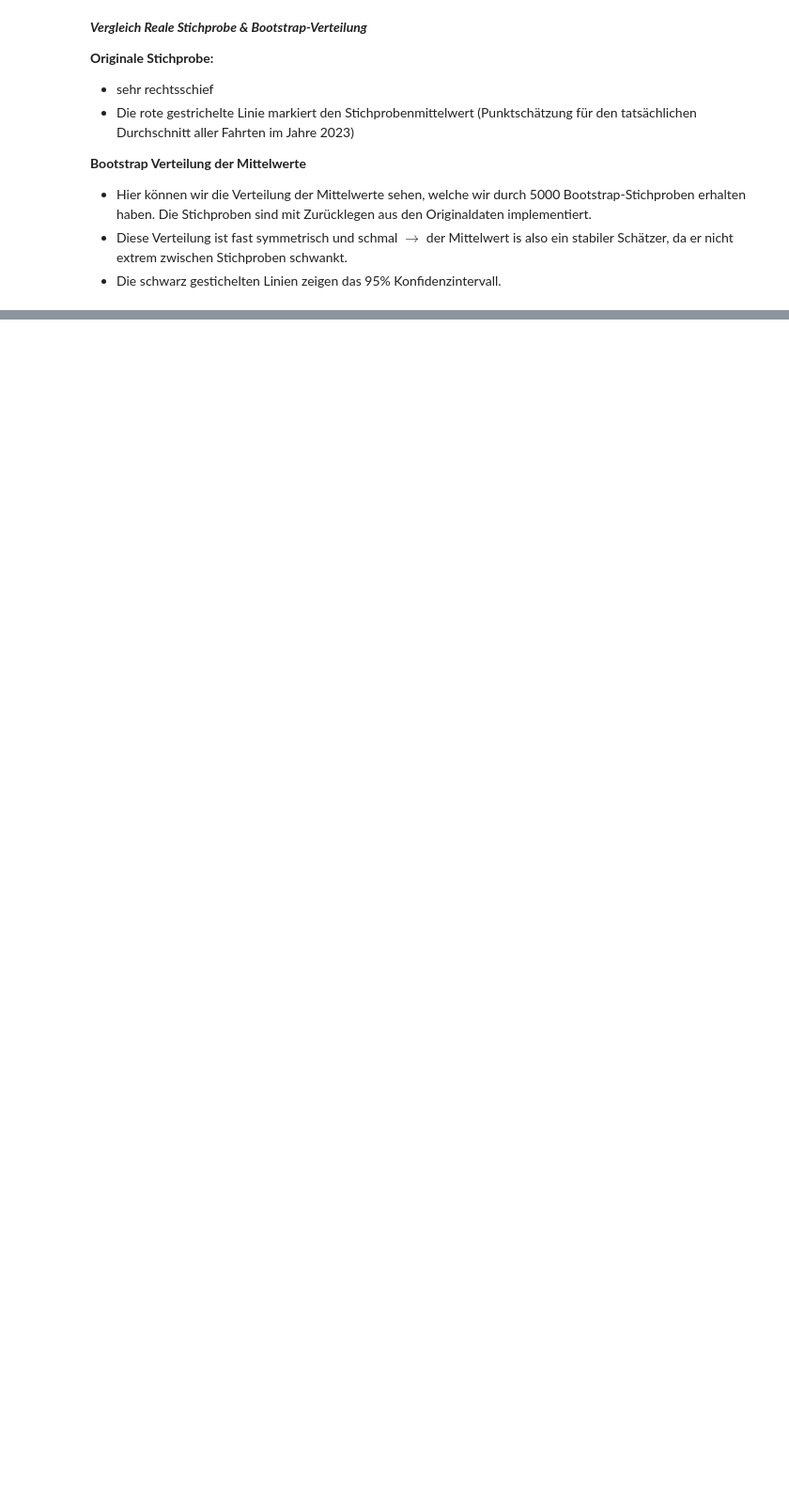
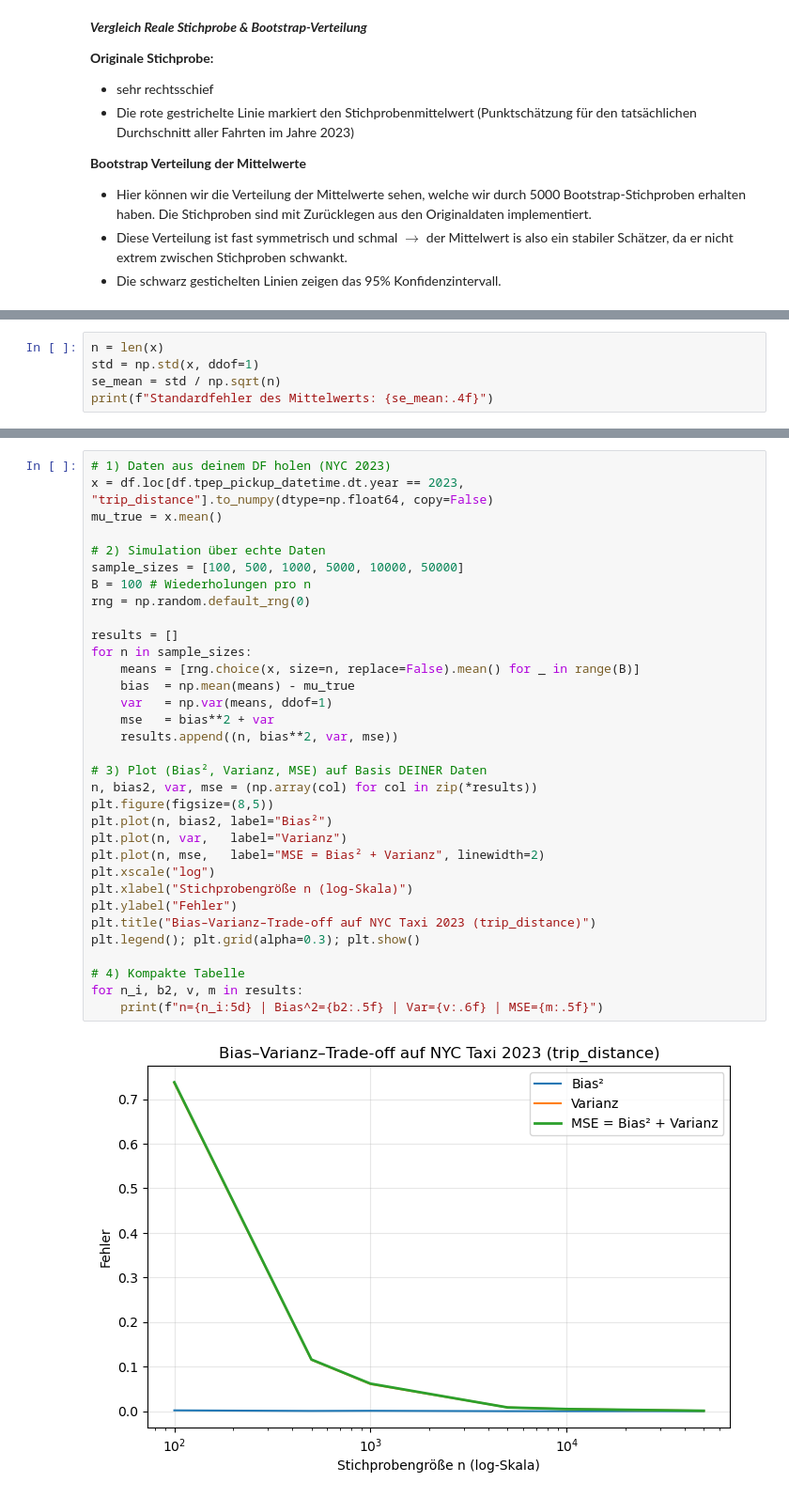
Before and after one commit to Benjam1nP/Statistic-Data-Sience-Project, a Jupyter notebook: notebooks/06_Schaetzen_&_Konfidenzintervalle.ipynb, the cells around one changed output, grey strips where cells are left out. Shown at 94% size. Saved outputs shown, nothing was run; the diff lists cells and outputs as text; blank space fills up the shorter version.

```diff
--- a/notebooks/06_Schaetzen_&_Konfidenzintervalle.ipynb
+++ b/notebooks/06_Schaetzen_&_Konfidenzintervalle.ipynb
@@ -221,0 +249,5 @@ plt.tight_layout(); plt.show()
+# %%
+n = len(x)
+std = np.std(x, ddof=1)
+se_mean = std / np.sqrt(n)
+print(f"Standardfehler des Mittelwerts: {se_mean:.4f}")
@@ -221,0 +333,35 @@ plt.tight_layout(); plt.show()
+# %%
+# 1) Daten aus deinem DF holen (NYC 2023)
+x = df.loc[df.tpep_pickup_datetime.dt.year == 2023, "trip_distance"].to_numpy(dtype=np.float64, copy=False)
+mu_true = x.mean()
+
+# 2) Simulation über echte Daten
+sample_sizes = [100, 500, 1000, 5000, 10000, 50000]
+B = 100 # Wiederholungen pro n
+rng = np.random.default_rng(0)
+
+results = []
+for n in sample_sizes:
+    means = [rng.choice(x, size=n, replace=False).mean() for _ in range(B)]
+    bias  = np.mean(means) - mu_true
+    var   = np.var(means, ddof=1)
+    mse   = bias**2 + var
+    results.append((n, bias**2, var, mse))
+
+# 3) Plot (Bias², Varianz, MSE) auf Basis DEINER Daten
+n, bias2, var, mse = (np.array(col) for col in zip(*results))
+plt.figure(figsize=(8,5))
+plt.plot(n, bias2, label="Bias²")
+plt.plot(n, var,   label="Varianz")
+plt.plot(n, mse,   label="MSE = Bias² + Varianz", linewidth=2)
+plt.xscale("log")
+plt.xlabel("Stichprobengröße n (log-Skala)")
+plt.ylabel("Fehler")
+plt.title("Bias–Varianz–Trade-off auf NYC Taxi 2023 (trip_distance)")
+plt.legend(); plt.grid(alpha=0.3); plt.show()
+
+# 4) Kompakte Tabelle
+for n_i, b2, v, m in results:
+    print(f"n={n_i:5d} | Bias^2={b2:.5f} | Var={v:.6f} | MSE={m:.5f}")
+# %% [output]
+[figure, added]
```
Also changed, not shown: parts of 22 cells of this notebook.
